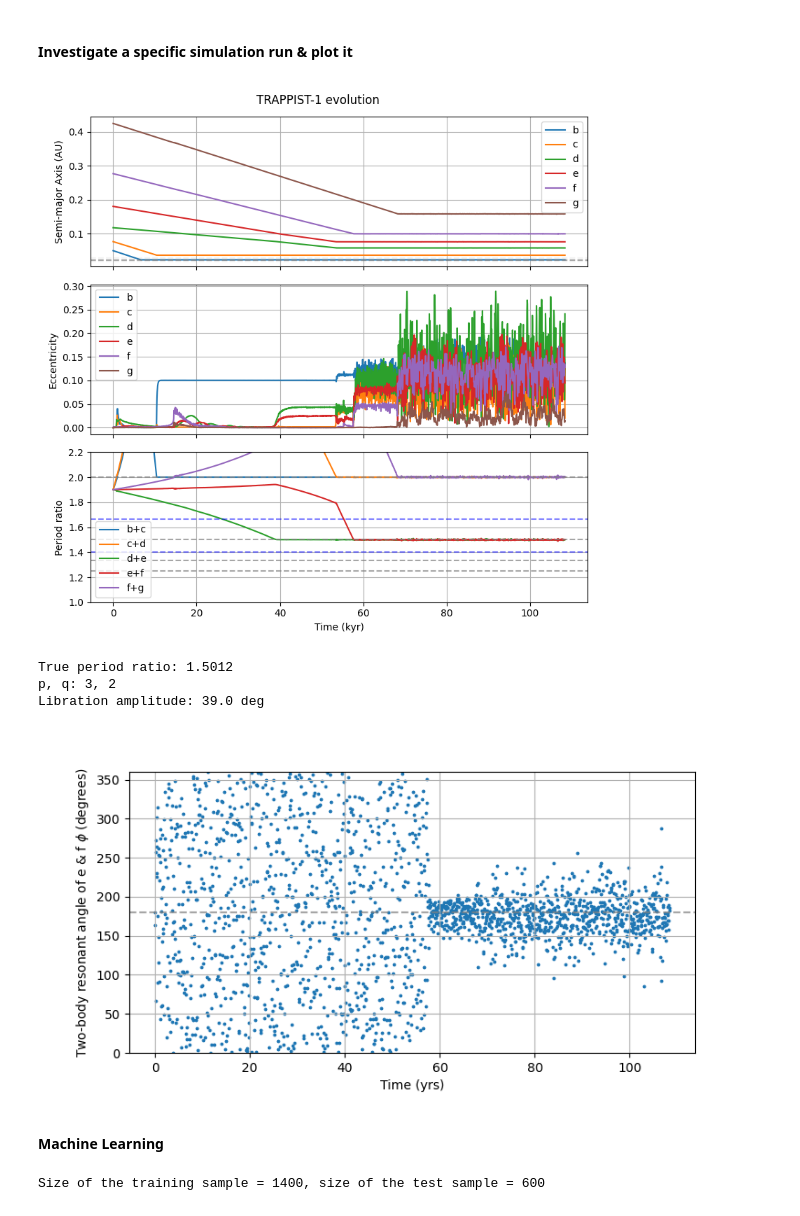
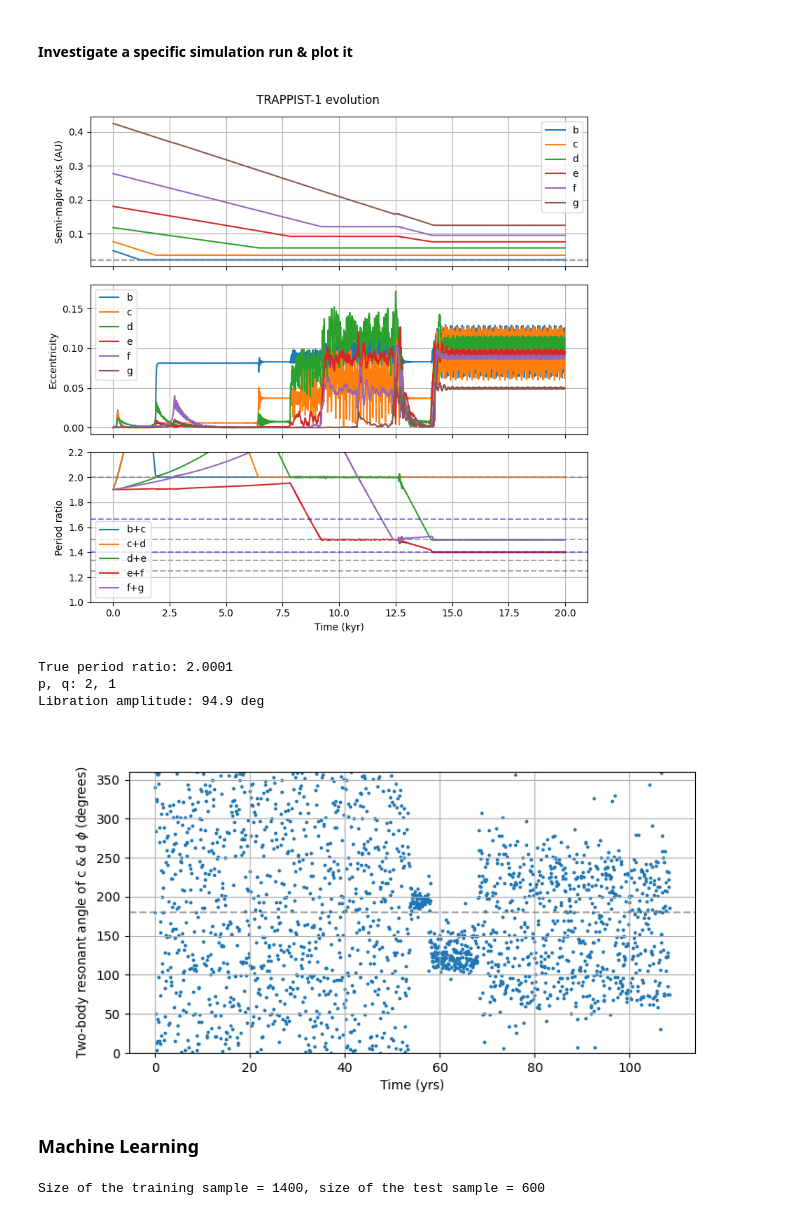
Before and after one commit to dchen10Git/uchi-exoplanets-2025, a Jupyter notebook: trappist1_keller.ipynb, the cells around one changed output. Cells and saved outputs as stored; diff of their text form; code cells hidden in the pictures.

```diff
--- a/trappist1_keller.ipynb
+++ b/trappist1_keller.ipynb
@@ -73,7 +75,7 @@ Once simulations have been saved, the following code can be used to look at the
 # %%
 # Process data for any given dataset
 # dataset_ids = [2, 3, 4, 5, 6, 7, 8]
-dataset_ids = [9]
+dataset_ids = [9,10]
 all_outcomes = []
 for dataset_id in dataset_ids:
     outcome_file = f"../sim_results/dataset{dataset_id}/outcomes.pkl"
@@ -135,7 +137,7 @@ print(sim_score_counts)
 print(f"Total sims: {len(scores)}")
 
 # ids with a specific outcome
-sim_ids = outcome_df.loc[scores == 3, "sim_id"]
+sim_ids = outcome_df.loc[scores == 2, "sim_id"]
 # print(sim_ids)
 # %% [output]
 MMR pair orders
@@ -199,17 +202,17 @@ planets = {p: sim_data[p] for p in planet_names}
 %matplotlib widget
 t1.plot_trappist1(saved_sim)
 # %% [output]
-[figure, old version]
+[figure, new version]
 # %%
-mmr_id.plot_libration(m_star, planets['e'], planets['f'])
+mmr_id.plot_libration(m_star, planets['c'], planets['d'])
 # mmr_id.plot_libration(m_star, planets['b'], planets['c'], planets['d'])
 # %% [output]
-True period ratio: 1.5012
-p, q: 3, 2
-Libration amplitude: 39.0 deg
+True period ratio: 2.0001
+p, q: 2, 1
+Libration amplitude: 94.9 deg
-[figure, old version]
+[figure, new version]
 # %% [markdown]
-#### Machine Learning
+### Machine Learning
 # %%
 %matplotlib inline
 from timeit import default_timer
```
Also changed, not shown: parts of 9 cells of this notebook, 1 other file.
